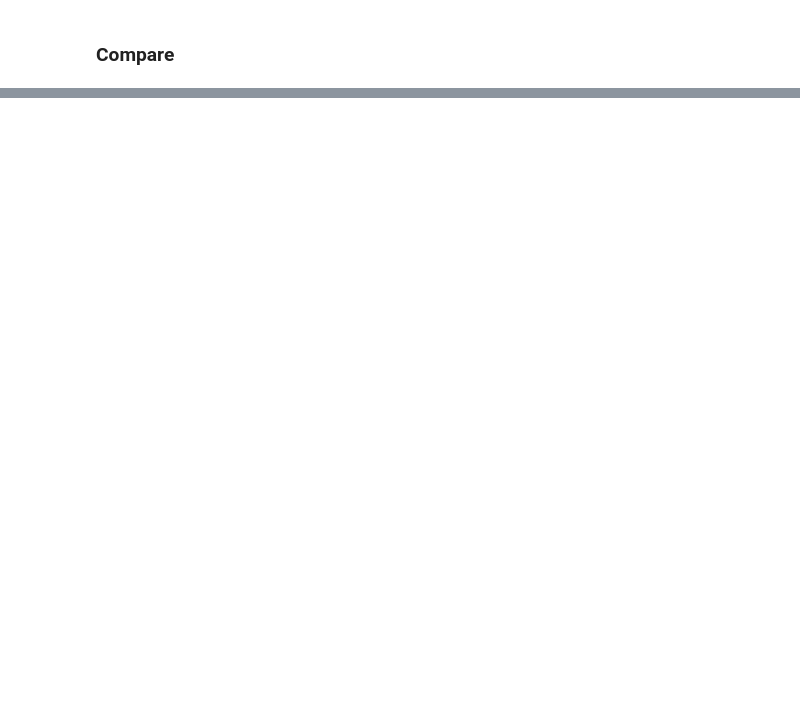
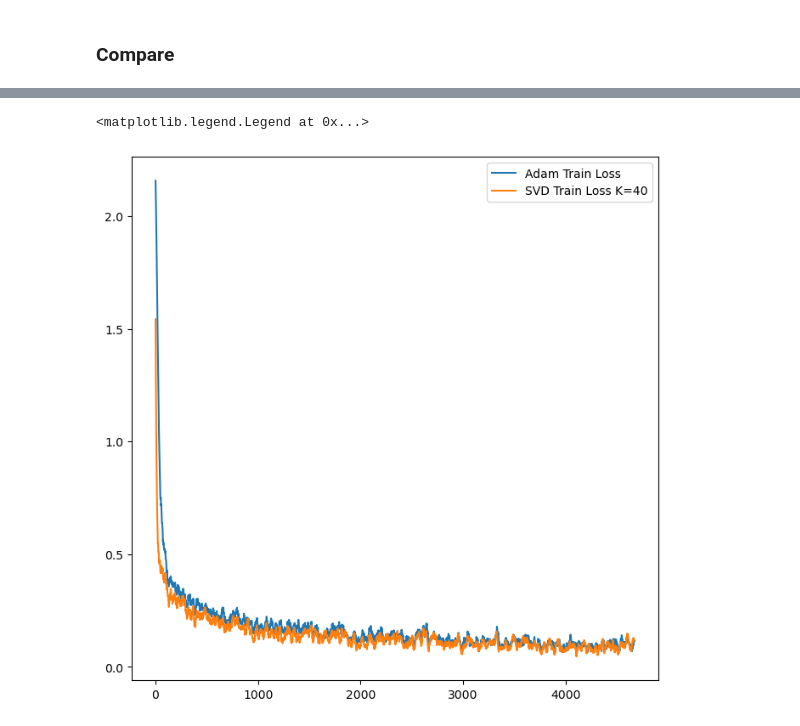
Before and after one commit to sambt/sven-experiments, a Jupyter notebook: notebooks_new/mnist_testing.ipynb, the cells around one changed output, grey strips where cells are left out. Drawn from its saved outputs; the diff is of its cells as text; code cells hidden in the pictures; blank space fills up the shorter version.

```diff
--- a/notebooks_new/mnist_testing.ipynb
+++ b/notebooks_new/mnist_testing.ipynb
@@ -111,3 +107,12 @@ plt.legend()
+# %%
+fig, ax = plt.subplots(figsize=(8,8))
+smoothing = 20
+ax.plot(np.convolve(losses_adam['train_batch'], np.ones(smoothing)/smoothing, mode='valid'), label='Adam Train Loss')
+ax.plot(np.convolve(losses_svd['train_batch'], np.ones(smoothing)/smoothing, mode='valid'), label=f'SVD Train Loss K={K}')
+plt.legend()
+# %% [output]
+<matplotlib.legend.Legend at 0x...>
+[figure, added]
 # %%
 fig, ax = plt.subplots(figsize=(8,8))
 ax.plot(np.arange(len(losses_adam['train_batch'])), losses_adam['train_batch'], label='Adam Train Loss')
```
Also changed, not shown: parts of 9 cells of this notebook, 6 other files.
